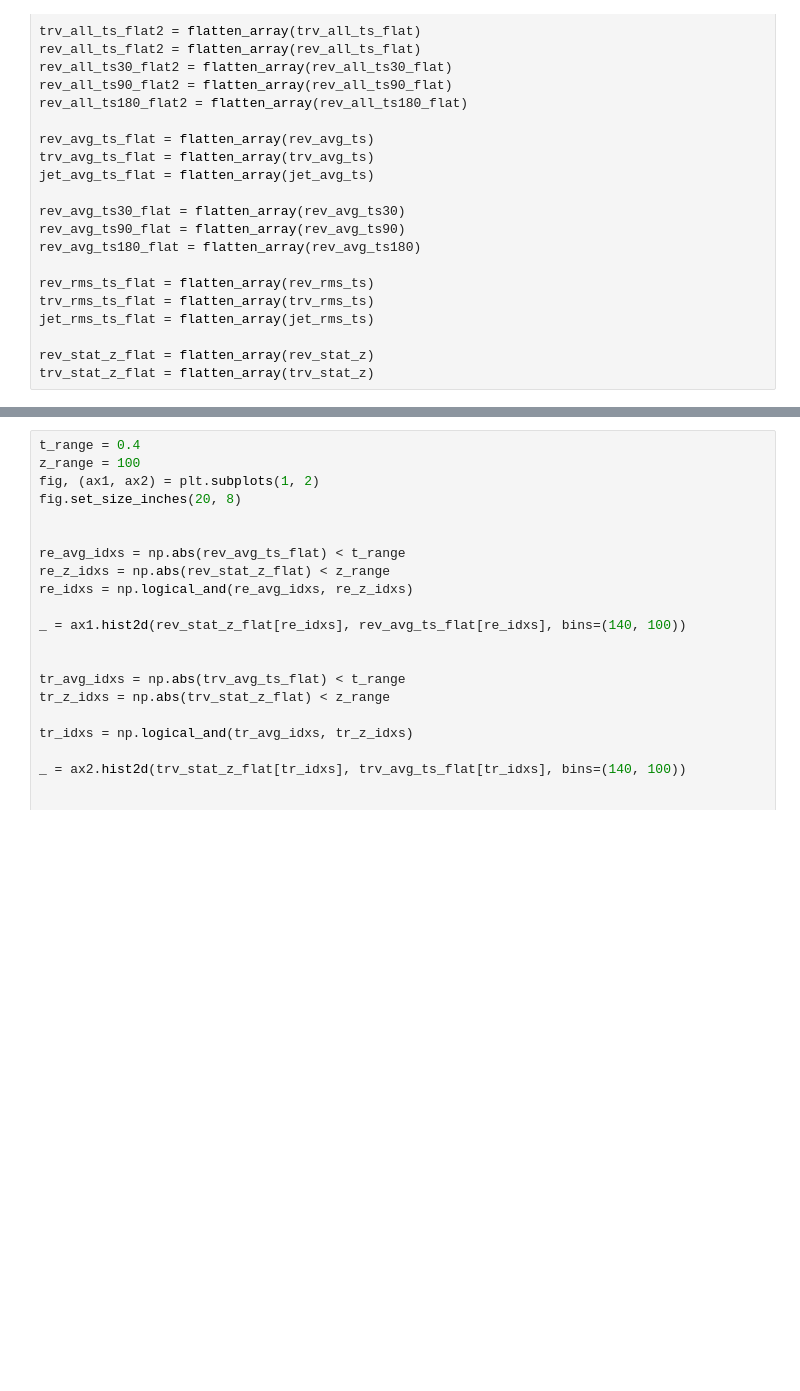
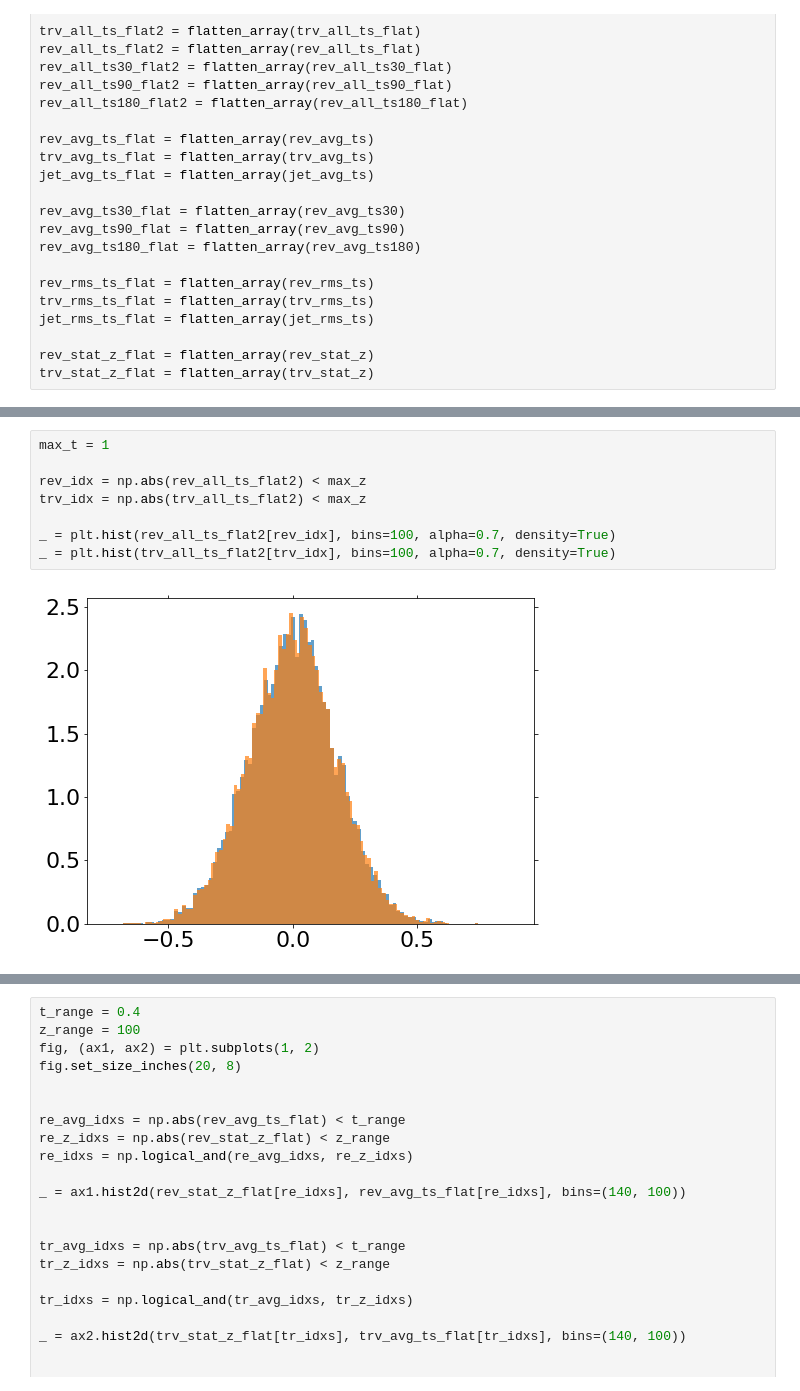
Before and after one commit to ttlindkvist/4DTracking, a Jupyter notebook: timing.ipynb, the cells around one changed output, grey strips where cells are left out. Drawn from its saved outputs; the diff is of its cells as text; blank space fills up the shorter version.

```diff
--- a/timing.ipynb
+++ b/timing.ipynb
@@ -215,0 +181,10 @@ fig.tight_layout()
+# %%
+max_t = 1
+
+rev_idx = np.abs(rev_all_ts_flat2) < max_z
+trv_idx = np.abs(trv_all_ts_flat2) < max_z
+
+_ = plt.hist(rev_all_ts_flat2[rev_idx], bins=100, alpha=0.7, density=True)
+_ = plt.hist(trv_all_ts_flat2[trv_idx], bins=100, alpha=0.7, density=True)
+# %% [output]
+[figure, added]
```
Also changed, not shown: parts of 17 cells of this notebook, 3 other files.
